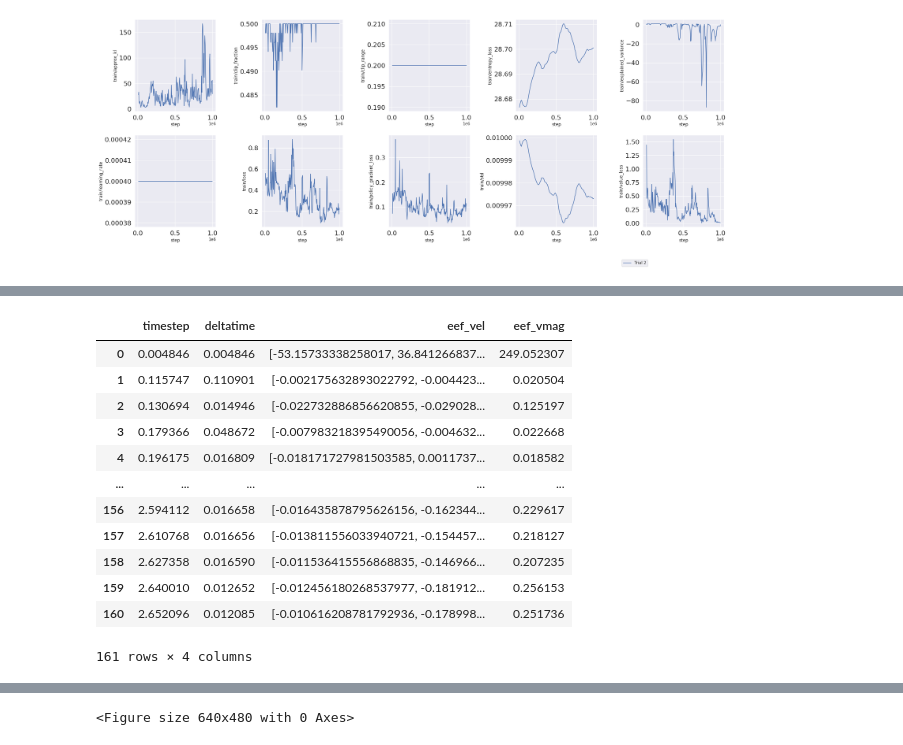
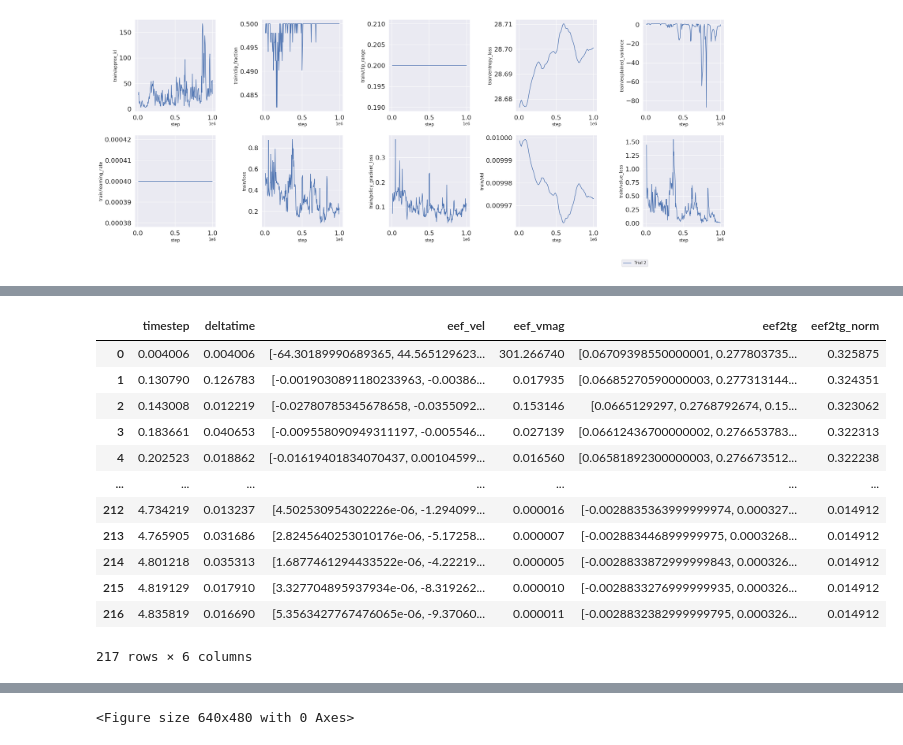
Before and after one commit to iCub-utfsm/rl-icub-manipulation, a Jupyter notebook: rl_icub_dexterous_manipulation/examples/plot_results.ipynb, the cells around one changed output, grey strips where cells are left out. Drawn from its saved outputs; the diff is of its cells as text; code cells hidden in the pictures.

```diff
--- a/rl_icub_dexterous_manipulation/examples/plot_results.ipynb
+++ b/rl_icub_dexterous_manipulation/examples/plot_results.ipynb
@@ -158,6 +161,6 @@ plt.rcParams['text.usetex'] = False
 # %%
 log_results = './log_results/1/cart_solv/ep_logs'
-json_path = '/df_2024-12-10_15-26-29.json'
+json_path = '/df_2024-12-10_17-34-53.json'
 df = pd.read_json(log_results + json_path)
 df.head()
 # %% [output]
@@ -173,21 +173,24 @@ df['cartesian'] = df['cartesian'].apply(np.array)
 # %%
+df['cartesian'] = df['cartesian'].apply(np.array)   # Fix: convierte array(list()) a array(array())
 df['deltatime'] = df['timestep'].diff().fillna(df['timestep'])
 df['deltacart'] = df['cartesian'].diff().fillna(df['cartesian'])
 df['eef_vel'] = df['deltacart'].apply(lambda x: x[:3])/df['deltatime']
 df['eef_vmag'] = df['eef_vel'].apply(np.linalg.norm)
+df['eef2tg'] = df['cartesian'].apply(lambda x: x[:3]) - df['object_pose'].apply(lambda x: x[:3])
+df['eef2tg_norm'] = df['eef2tg'].apply(np.linalg.norm)
 
-df[['timestep', 'deltatime', 'eef_vel','eef_vmag']]
+df[['timestep', 'deltatime', 'eef_vel','eef_vmag','eef2tg','eef2tg_norm']]
 # %% [output]
-|  | timestep | deltatime | eef_vel | eef_vmag |
-| 0 | 0.004846 | 0.004846 | [-53.15733338258017, 36.841266837... | 249.052307 |
-| 1 | 0.115747 | 0.110901 | [-0.002175632893022792, -0.004423... | 0.020504 |
-| 2 | 0.130694 | 0.014946 | [-0.022732886856620855, -0.029028... | 0.125197 |
-| 3 | 0.179366 | 0.048672 | [-0.007983218395490056, -0.004632... | 0.022668 |
-| 4 | 0.196175 | 0.016809 | [-0.018171727981503585, 0.0011737... | 0.018582 |
-| ... | ... | ... | ... | ... |
-| 156 | 2.594112 | 0.016658 | [-0.016435878795626156, -0.162344... | 0.229617 |
-| 157 | 2.610768 | 0.016656 | [-0.013811556033940721, -0.154457... | 0.218127 |
-| 158 | 2.627358 | 0.016590 | [-0.011536415556868835, -0.146966... | 0.207235 |
-| 159 | 2.640010 | 0.012652 | [-0.012456180268537977, -0.181912... | 0.256153 |
-| 160 | 2.652096 | 0.012085 | [-0.010616208781792936, -0.178998... | 0.251736 |
+|  | timestep | deltatime | eef_vel | eef_vmag | eef2tg | eef2tg_norm |
+| 0 | 0.004006 | 0.004006 | [-64.30189990689365, 44.565129623... | 301.266740 | [0.06709398550000001, 0.277803735... | 0.325875 |
+| 1 | 0.130790 | 0.126783 | [-0.0019030891180233963, -0.00386... | 0.017935 | [0.06685270590000003, 0.277313144... | 0.324351 |
+| 2 | 0.143008 | 0.012219 | [-0.02780785345678658, -0.0355092... | 0.153146 | [0.0665129297, 0.2768792674, 0.15... | 0.323062 |
+| 3 | 0.183661 | 0.040653 | [-0.009558090949311197, -0.005546... | 0.027139 | [0.06612436700000002, 0.276653783... | 0.322313 |
+| 4 | 0.202523 | 0.018862 | [-0.01619401834070437, 0.00104599... | 0.016560 | [0.06581892300000003, 0.276673512... | 0.322238 |
+| ... | ... | ... | ... | ... | ... | ... |
+| 212 | 4.734219 | 0.013237 | [4.502530954302226e-06, -1.294099... | 0.000016 | [-0.0028835363999999974, 0.000327... | 0.014912 |
+| 213 | 4.765905 | 0.031686 | [2.8245640253010176e-06, -5.17258... | 0.000007 | [-0.002883446899999975, 0.0003268... | 0.014912 |
+| 214 | 4.801218 | 0.035313 | [1.6877461294433522e-06, -4.22219... | 0.000005 | [-0.0028833872999999843, 0.000326... | 0.014912 |
+| 215 | 4.819129 | 0.017910 | [3.327704895937934e-06, -8.319262... | 0.000010 | [-0.0028833276999999935, 0.000326... | 0.014912 |
+| 216 | 4.835819 | 0.016690 | [5.3563427767476065e-06, -9.37060... | 0.000011 | [-0.0028832382999999795, 0.000326... | 0.014912 |
-161 rows × 4 columns
+217 rows × 6 columns
```
Also changed, not shown: parts of 28 cells of this notebook, 2 other files.
